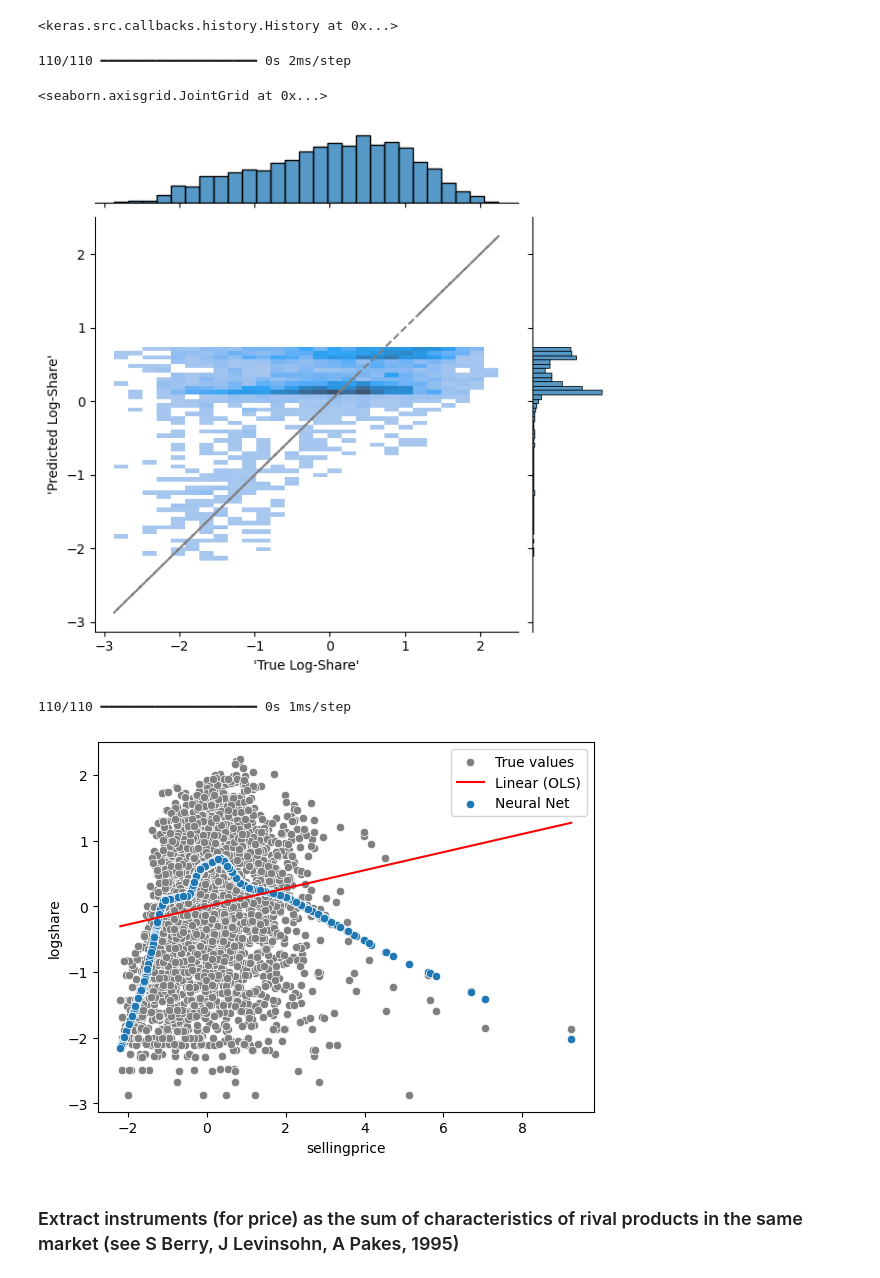
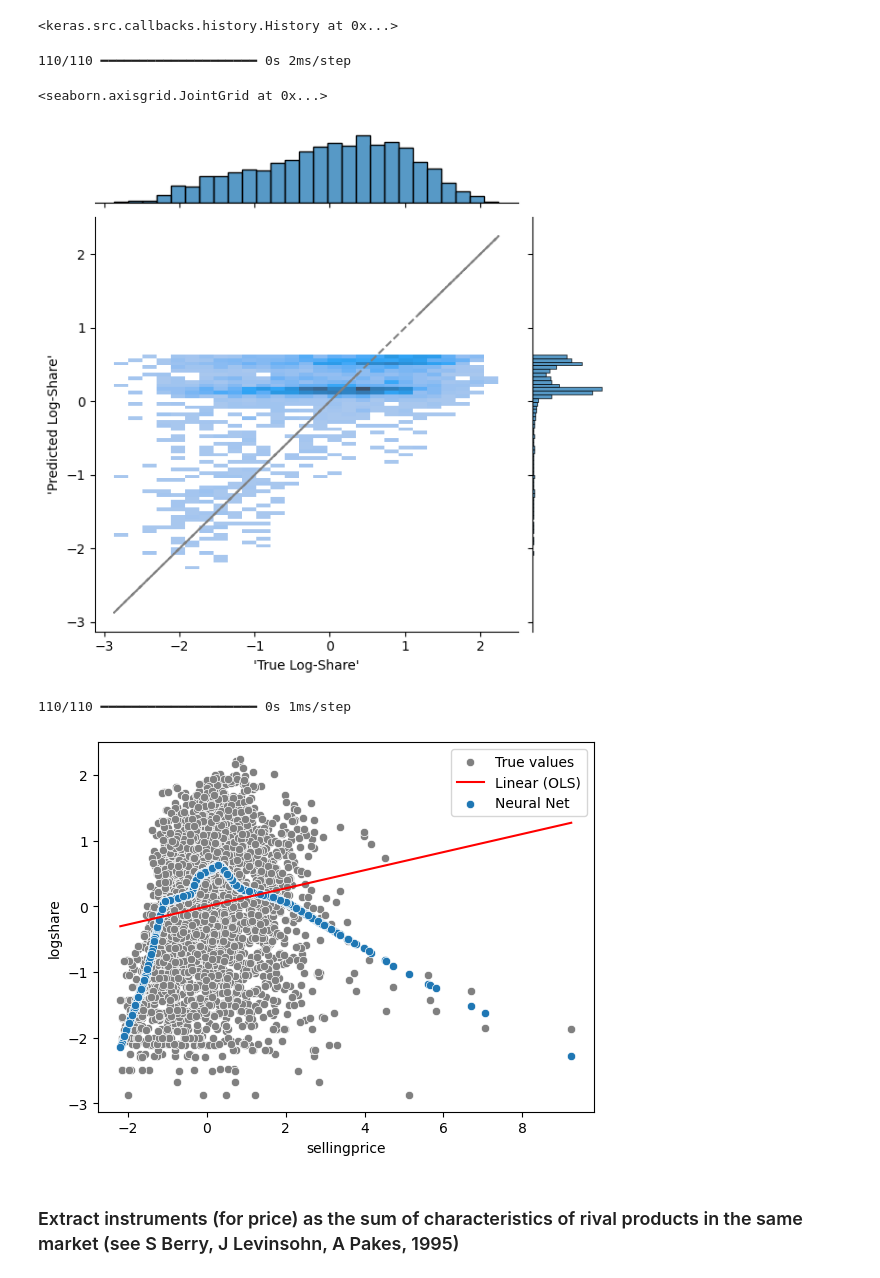
Before and after one commit to raphaelzerbato/AI_Workshop, a Jupyter notebook: car_price_prossessing.ipynb, the cells around one changed output. Saved outputs shown, nothing was run; the diff lists cells and outputs as text; code cells hidden in the pictures.

```diff
--- a/car_price_prossessing.ipynb
+++ b/car_price_prossessing.ipynb
@@ -282,7 +282,7 @@ df['interior'] = df['interior'].map(lambda x: x if x in popular_interiors else '
 # %%
 ContinuousVars = ['mmr','sellingprice','odometer','condition']
 CategoricalVars = ['year','body','color','interior']
-Categories = [(var, cat) for var in CategoricalVars for cat in df[var].unique()]
+Categories = [(var, cat) for var in CategoricalVars for cat in df[var].value_counts().index[1:]] #The most frequent category excluded for each variable
 productid = 'make'
 df1 = df.groupby(by=['marketid',productid]).apply(lambda x: x.assign(**dict(
     [('logshare',x.shape[0])]+[(var,x[var].mean()) for var in ContinuousVars] + [(var+'_'+str(cat),x[x[var]==cat].shape[0]/x.shape[0]) for var,cat in Categories]
@@ -400,20 +400,20 @@ ax.set_axis_labels(xlabel="'True Log-Share'", ylabel="'Predicted Log-Share'")
 # %% [output]
 110/110 ━━━━━━━━━━━━━━━━━━━━ 0s 2ms/step
 <seaborn.axisgrid.JointGrid at 0x...>
-[figure, old version]
+[figure, new version]
 # %%
 #sns.scatterplot(x=df1['sellingprice'], y=Y.iloc[:,0], linestyle='--', color='gray')
 X1 = sm.add_constant(X)
 ols_coefs = np.linalg.inv(X1.T@X1)@X1.T@Y
 
 sns.scatterplot(x=X.iloc[:,0], y=Y.iloc[:,0], color='gray', label='True values')
 sns.lineplot(x=X.iloc[:,0], y=(X1@np.array(ols_coefs)).iloc[:,0], color='red', label='Linear (OLS)')
-sns.scatterplot(x=X.iloc[:,0],y=nnmodel.predict(X)[:,0], label='Neural Net')
+sns.scatterplot(x=X.iloc[:,0],y=nnmodel.predict(X)[:,0], label='Deep NN')
 plt.legend()
 plt.show()
 # %% [output]
 110/110 ━━━━━━━━━━━━━━━━━━━━ 0s 1ms/step
-[figure, old version]
+[figure, new version]
 # %% [markdown]
 ### Extract instruments (for price) as the sum of characteristics of rival products in the same market (see S Berry, J Levinsohn, A Pakes, 1995)
 # %%
```
Also changed, not shown: parts of 25 cells of this notebook.
